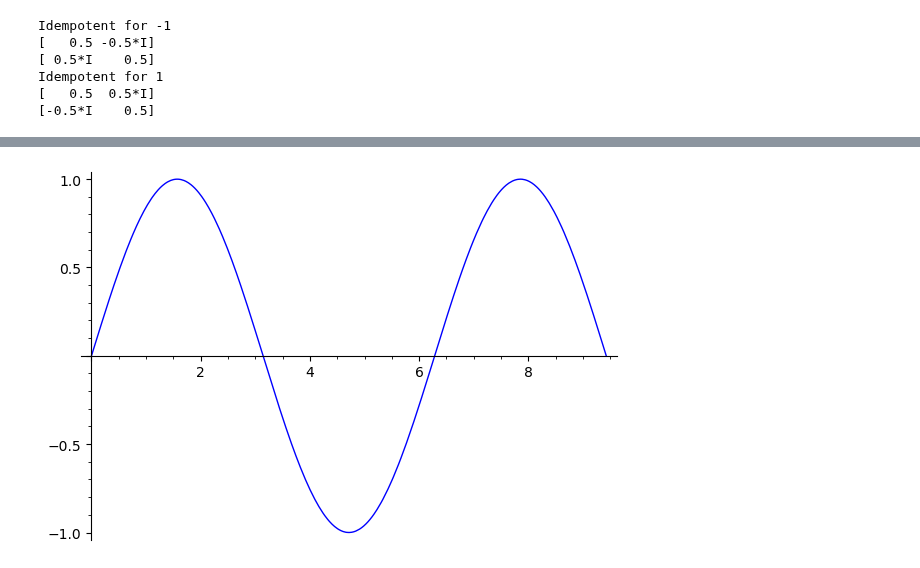
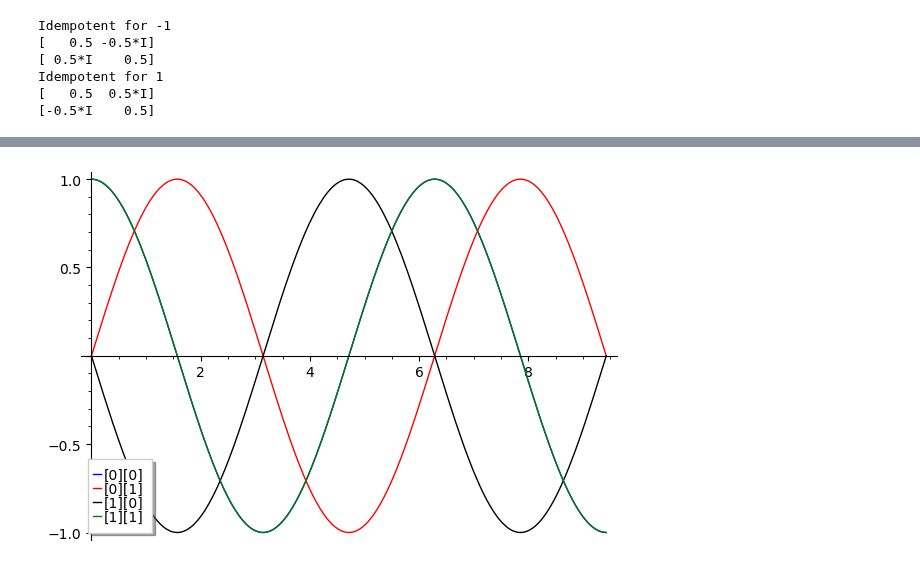
Before and after one commit to EmilyMWright/FUSRP-2021-Quantum-Walks, a Jupyter notebook: Idempotents_of_Adjancency_Matrix.ipynb, the cells around one changed output, grey strips where cells are left out. Saved outputs shown, nothing was run; the diff lists cells and outputs as text; code cells hidden in the pictures.

Commit message:
Removes some examples, adds graph of absolute value

```diff
--- a/Idempotents_of_Adjancency_Matrix.ipynb
+++ b/Idempotents_of_Adjancency_Matrix.ipynb
@@ -236,5 +249,9 @@ plot(transfer_at_time_r(H,x,0,0),0,3*np.pi)
 # %%
-# Plots real part of U(t) for matrix H from time 0 to 3pi at entry [1][0]
-plot(transfer_at_time_r(H,x,1,0),0,3*np.pi)
+# Plots real part of U(t) for matrix H from time 0 to 3pi
+PH00 = plot(transfer_at_time_r(H,x,0,0),0,3*np.pi, color="blue", legend_label="[0][0]")
+PH01 = plot(transfer_at_time_r(H,x,1,0),0,3*np.pi, color="red", legend_label="[0][1]")
+PH10 = plot(transfer_at_time_r(H,x,0,1),0,3*np.pi, color="black", legend_label="[1][0]")
+PH11 = plot(transfer_at_time_r(H,x,1,1),0,3*np.pi, color="green", legend_label="[1][1]")
+PH00 + PH01 + PH10 + PH11
 # %% [output]
-[figure, old version]
+[figure, new version]
```
Also changed, not shown: parts of 8 cells of this notebook, 1 other file.
